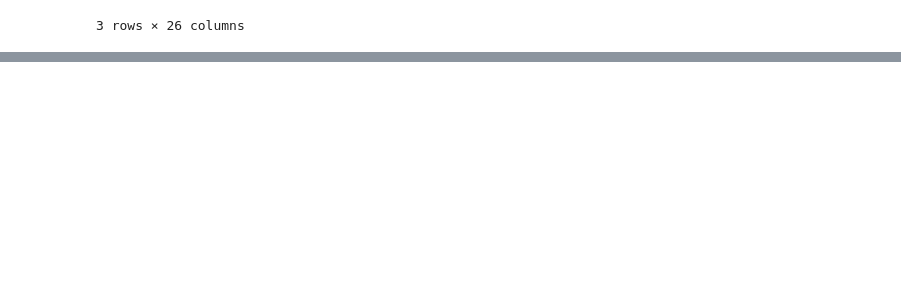
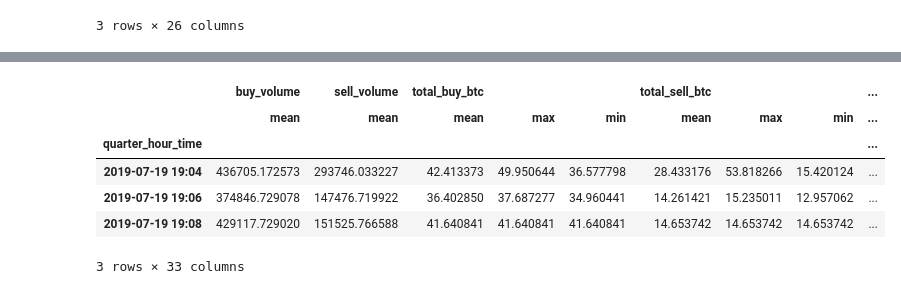
Before and after one commit to DanielGGGGGG/Crypto-Trend, a Jupyter notebook: To the Moon.ipynb, the cells around one changed output, grey strips where cells are left out. Drawn from its saved outputs; the diff is of its cells as text; code cells hidden in the pictures; blank space fills up the shorter version.

```diff
--- a/To the Moon.ipynb
+++ b/To the Moon.ipynb
@@ -131 +440,54 @@ x_window, y_window = 1, 1
+# %%
+cleanData = train_df.groupby('quarter_hour_time').agg({
+#     "sell_ratio":['mean'],
+#     'buy_ratio':['mean'],
+    'buy_volume':['mean'],
+#     'buy_sell_ratio':['mean','max','min'],
+#     'last_price':['max'],
+#     'sell_ratio':['max'],
+    'sell_volume':['mean'],
+    'total_buy_btc':['mean', 'max', 'min'],
+    'total_sell_btc':['mean', 'max', 'min'],
+#     'askPrice':['max'],
+#     'askQty':['max'],
+#     'bidPrice':['max'],
+#     'bidQty':['max'],
+#     'highPrice':['max'],
+#     'lastPrice':['max'],
+#     'lastQty':['max'],
+#     'lowPrice':['max'],
+#     'openPrice':['max'],
+#     'prevClosePrice':['max'],
+#     'priceChange':['max'],
+#     'priceChangePercent':['max'],
+#     'quoteVolume':['max'],
+    'bids_order_book_top_100':['max','min','std'],
+    'asks_order_book_top_100':['max','min'],
+    'bids_order_book_top_100_spread':['max','min'],
+    'asks_order_book_top_100_spread':['max','min'],
+    'buy_sell_ratio':['max','min'],
+    'volume':['mean','min'],
+    'askBidMean':['mean','max','min'],
+#     'hour':['mean'],
+})
+# %%
+cleanData['askBidSpread'] = (cleanData['askBidMean']['max'] - cleanData['askBidMean']['min']) / cleanData['askBidMean']['mean']
+cleanData['askBidDiff'] = (cleanData['askBidMean']['max'] - cleanData['askBidMean']['min'])
+cleanData['buySellRatioDiff'] = (cleanData['buy_sell_ratio']['max'] - cleanData['buy_sell_ratio']['min'])
+cleanData['asks_top100Diff'] = (cleanData['asks_order_book_top_100']['max'] - cleanData['asks_order_book_top_100']['min'])
+cleanData['bids_top100Diff'] = (cleanData['bids_order_book_top_100']['max'] - cleanData['bids_order_book_top_100']['min'])
+cleanData['bids_top100_spreadDiff'] = (cleanData['bids_order_book_top_100_spread']['max'] - cleanData['bids_order_book_top_100_spread']['min'])
+cleanData['asks_top100_spreadDiff'] = (cleanData['asks_order_book_top_100_spread']['max'] - cleanData['asks_order_book_top_100_spread']['min'])
+cleanData['totalbuy_diff'] = (cleanData['total_buy_btc']['max'] - cleanData['total_buy_btc']['min'])
+cleanData['totalsell_diff'] = (cleanData['total_sell_btc']['max'] - cleanData['total_sell_btc']['min'])
+# %%
+cleanData.tail(3)
+# %% [output]
+|  | buy_volume | sell_volume | total_buy_btc |  |  | total_sell_btc |  |  | ... |
+|  | mean | mean | mean | max | min | mean | max | min | ... |
+| quarter_hour_time |  |  |  |  |  |  |  |  | ... |
+| 2019-07-19 19:04 | 436705.172573 | 293746.033227 | 42.413373 | 49.950644 | 36.577798 | 28.433176 | 53.818266 | 15.420124 | ... |
+| 2019-07-19 19:06 | 374846.729078 | 147476.719922 | 36.402850 | 37.687277 | 34.960441 | 14.261421 | 15.235011 | 12.957062 | ... |
+| 2019-07-19 19:08 | 429117.729020 | 151525.766588 | 41.640841 | 41.640841 | 41.640841 | 14.653742 | 14.653742 | 14.653742 | ... |
+3 rows × 33 columns
 # %%
```
Also changed, not shown: parts of 42 cells of this notebook.
